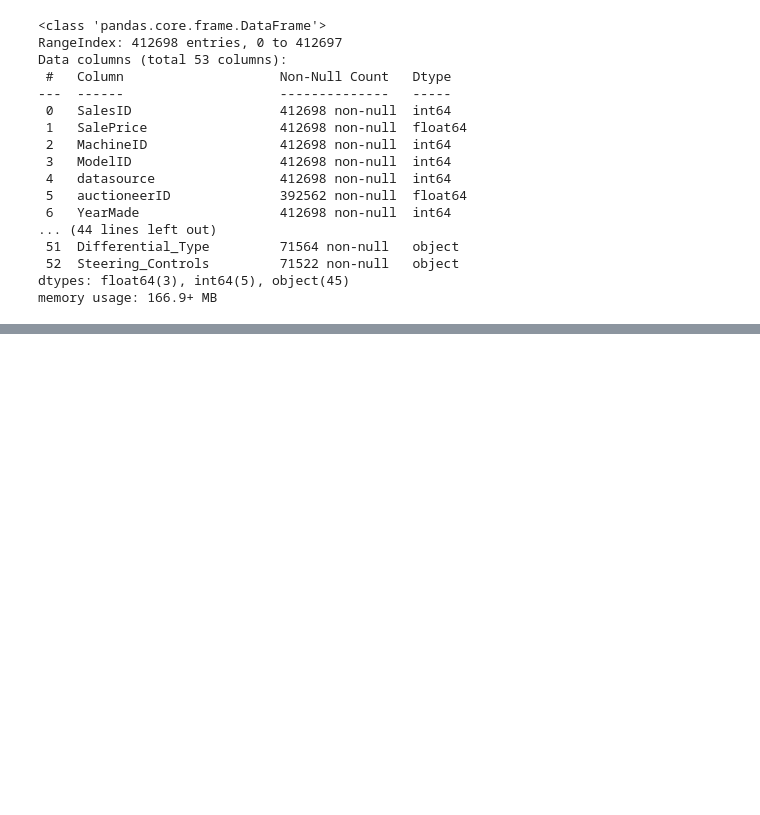
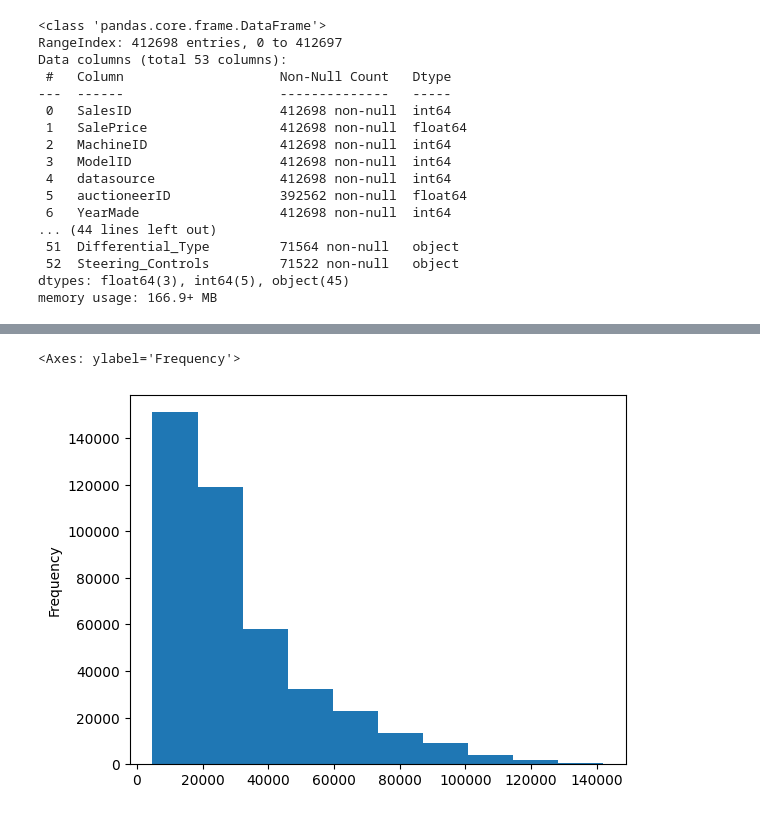
Before and after one commit to DilunVass/ML_Tutotial, a Jupyter notebook: Milestone Project 2 Supervised Learning Time Series Data/end-to-end-bulldozer-price-regression.ipynb, the cells around one changed output, grey strips where cells are left out. Saved outputs shown, nothing was run; the diff lists cells and outputs as text; code cells hidden in the pictures; blank space fills up the shorter version.

```diff
--- a/Milestone Project 2 Supervised Learning Time Series Data/end-to-end-bulldozer-price-regression.ipynb
+++ b/Milestone Project 2 Supervised Learning Time Series Data/end-to-end-bulldozer-price-regression.ipynb
@@ -57,0 +75,5 @@ fig, ax = plt.subplots()
+# %%
+df.SalePrice.plot.hist()
+# %% [output]
+<Axes: ylabel='Frequency'>
+[figure, added]
```
Also changed, not shown: parts of 8 cells of this notebook.
